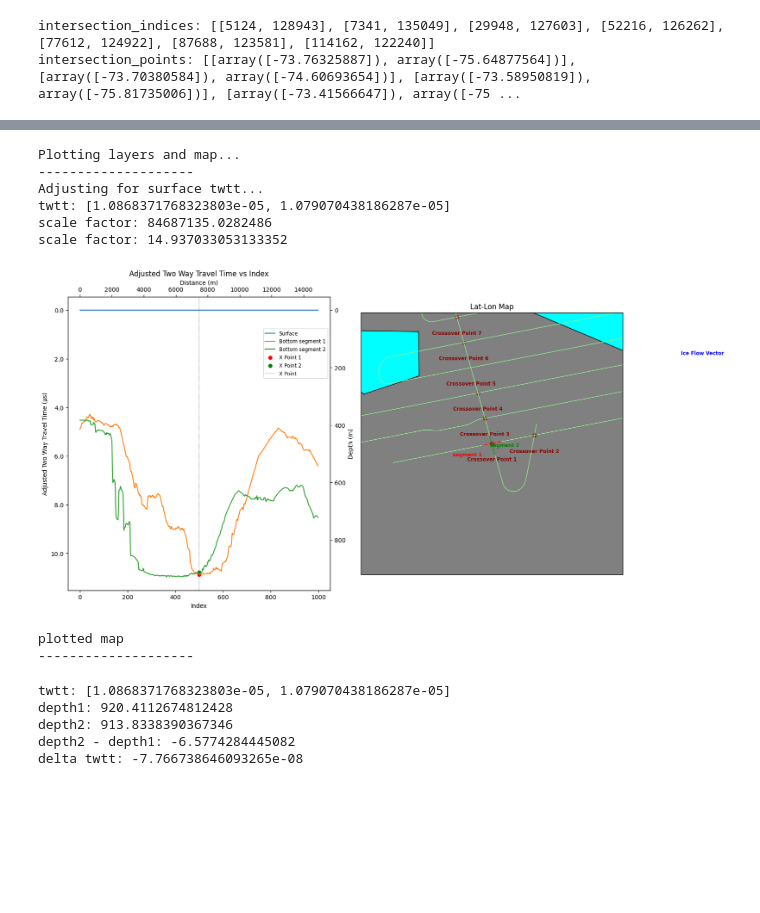
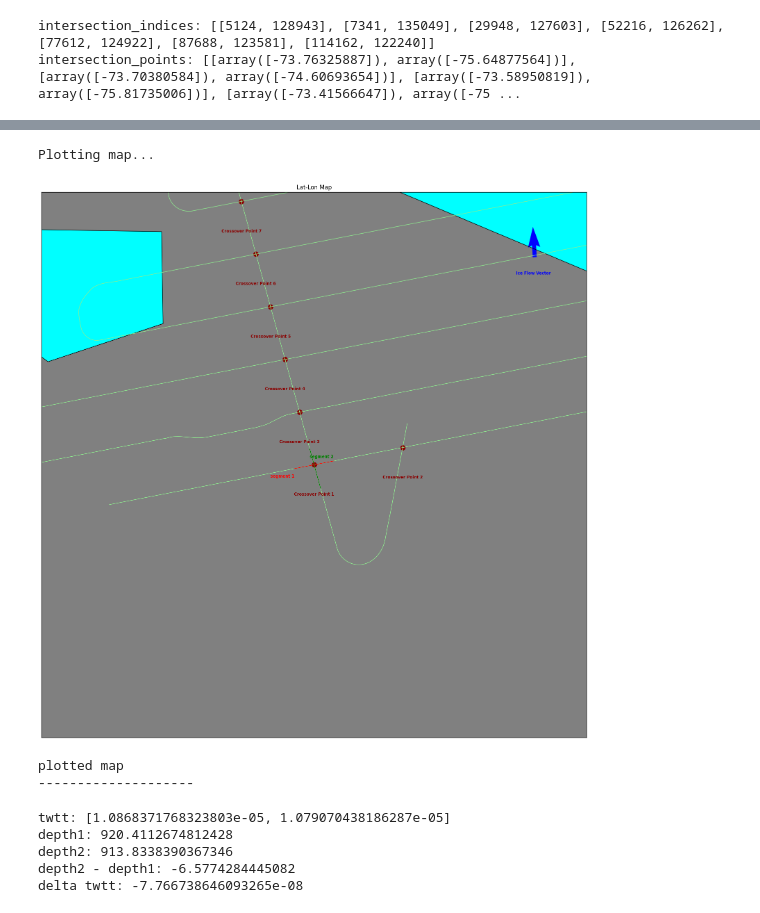
Before and after one commit to richardmoser/cresis_project, a Jupyter notebook: doit.ipynb, the cells around one changed output, grey strips where cells are left out. Saved outputs shown, nothing was run; the diff lists cells and outputs as text; code cells hidden in the pictures; blank space fills up the shorter version.

```diff
--- a/doit.ipynb
+++ b/doit.ipynb
@@ -338,17 +434,13 @@ def plot_layers_at_cross(layers, intersection_indices, intersection_points, zoom
 # %%
 # print(segment_ends[0][0][0][0])
 # for point in intersection_points:
     # print(point[0])
 # plot_layers_at_cross(layers, intersection_indices, segment_ends)
-plot_layers_at_cross(layers, intersection_indices, intersection_points, zoom=zoom, cross_index=0, filename=(season + flight + "crossover"))
+# plot_layers_at_cross(layers, intersection_indices, intersection_points, zoom=zoom, cross_index=0, filename=(season + flight + "crossover"))
+plot_map(layers, intersection_indices, intersection_points, zoom=zoom, cross_index=0, filename=(season + flight + "crossover"))
 # %% [output]
-Plotting layers and map...
---------------------
-Adjusting for surface twtt...
-twtt: [1.0868371768323803e-05, 1.079070438186287e-05]
-scale factor: 84687135.0282486
-scale factor: 14.937033053133352
+Plotting map...
-[figure, old version]
+[figure, new version]
 plotted map
 --------------------
 # %%
```
Also changed, not shown: parts of 4 cells of this notebook, 1 other file.
